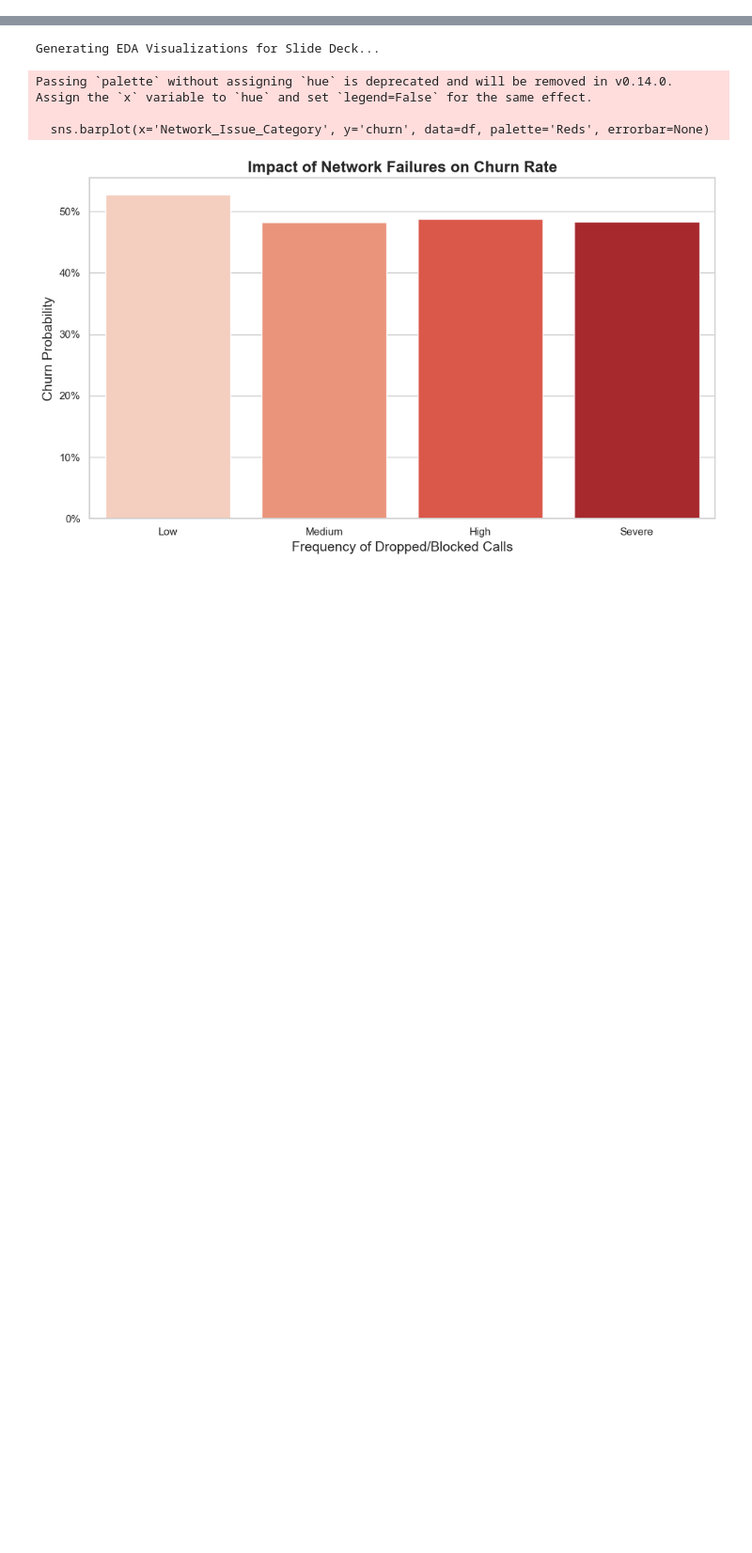
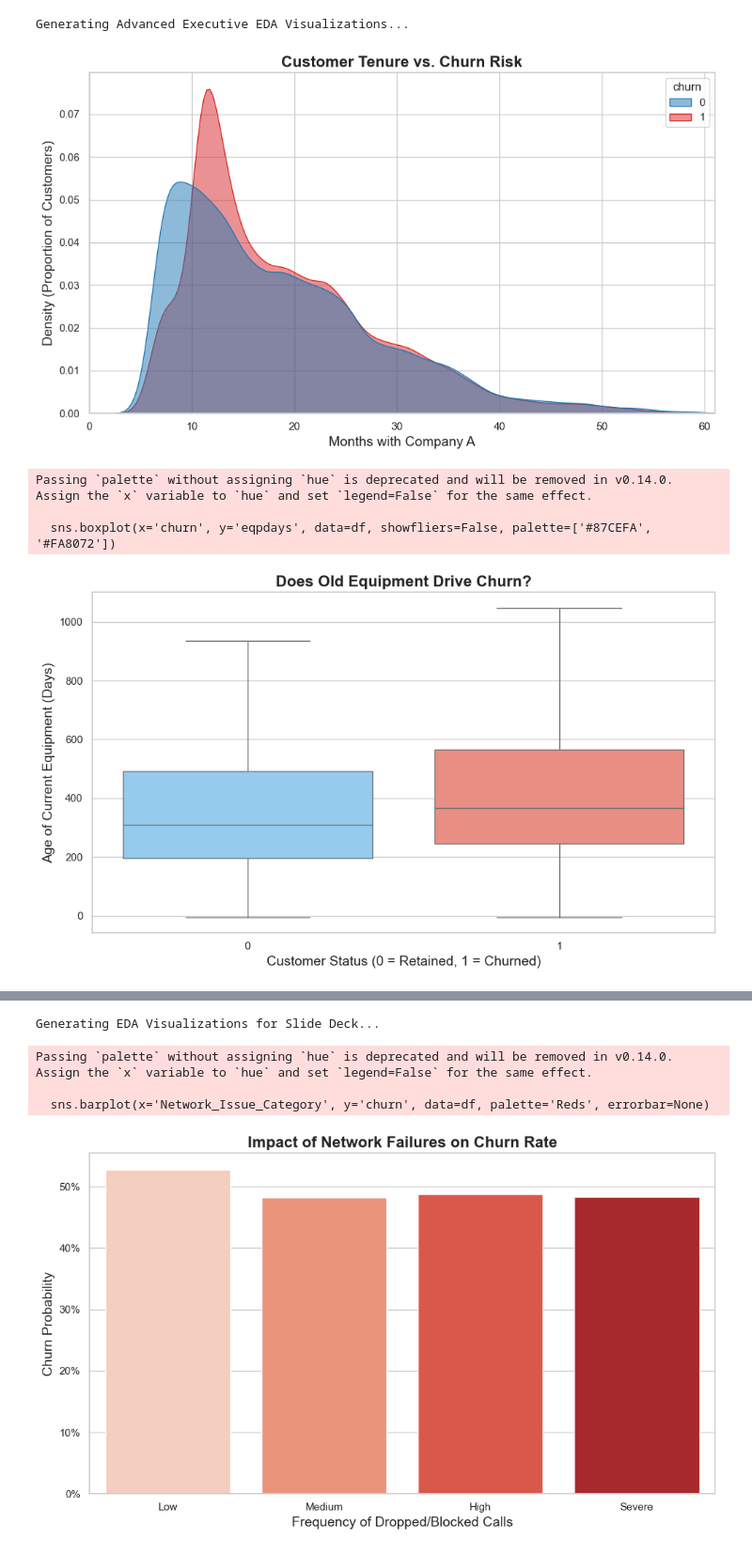
Before and after one commit to AshvinAA/Consumer_Intelligence, a Jupyter notebook: FinalAssignment/AshvinAA.ipynb, the cells around one changed output, grey strips where cells are left out. Shown at 94% size. Saved outputs shown, nothing was run; the diff lists cells and outputs as text; code cells hidden in the pictures; blank space fills up the shorter version.

```diff
--- a/FinalAssignment/AshvinAA.ipynb
+++ b/FinalAssignment/AshvinAA.ipynb
@@ -53,3 +55,67 @@ Passing `palette` without assigning `hue` is deprecated and will be removed in v
 | 2 | 1 | 1 | Y | C | N | 7903 | 24385.05333 | 2155.91 | 1934.47 | 24303.05 | ... |
 | 3 | 1 | 1 | Y | B | N | 1502 | 3065.00000 | 2000.90 | 1941.81 | 3035.00 | ... |
 | 4 | 1 | 1 | Y | A | N | 4485 | 14028.00000 | 2181.12 | 2166.48 | 13965.00 | ... |
+# %%
+import matplotlib.ticker as mtick
+
+print("Generating Advanced Executive EDA Visualizations...")
+
+sns.set_theme(style="whitegrid", palette="muted")
+plt.rcParams.update({'font.size': 12})
+
+# --- The Churn Timeline ---
+plt.figure(figsize=(10, 6))
+sns.kdeplot(data=df, x='months', hue='churn', common_norm=False, fill=True, alpha=0.5, palette=['#1f77b4', '#d62728'])
+plt.title('Customer Tenure vs. Churn Risk', fontsize=16, fontweight='bold')
+plt.xlabel('Months with Company A', fontsize=14)
+plt.ylabel('Density (Proportion of Customers)', fontsize=14)
+plt.xlim(0, df['months'].max(skipna=True))
+plt.tight_layout()
+plt.show()
+
+# --- Diagram 2: Equipment Age Frustration ---
+# Are customers leaving because their phones are old and breaking?
+plt.figure(figsize=(10, 6))
+sns.boxplot(x='churn', y='eqpdays', data=df, showfliers=False, palette=['#87CEFA', '#FA8072'])
+plt.title('Does Old Equipment Drive Churn?', fontsize=16, fontweight='bold')
+plt.xlabel('Customer Status (0 = Retained, 1 = Churned)', fontsize=14)
+plt.ylabel('Age of Current Equipment (Days)', fontsize=14)
+plt.tight_layout()
+plt.show()
+
+# --- Diagram 3: Value of Lost Customers (Total Revenue vs. Minutes of Use) ---
+# This proves to the client that they aren't just losing "cheap" customers; they are losing highly profitable ones.
+plt.figure(figsize=(10, 6))
+# Sample the data to avoid overplotting since 100k rows can look messy
+sample_df = df.sample(n=5000, random_state=42)
+sns.scatterplot(data=sample_df, x='totmou', y='totrev', hue='churn', alpha=0.6, palette=['#2ca02c', '#d62728'], s=30)
+plt.title('Profitability of Lost vs. Retained Customers (Sampled)', fontsize=16, fontweight='bold')
+plt.xlabel('Total Minutes of Use (Lifetime)', fontsize=14)
+plt.ylabel('Total Revenue (Lifetime) [$]', fontsize=14)
+# Limit axes to focus on the main cluster and ignore massive outliers
+plt.xlim(0, sample_df['totmou'].quantile(0.95))
+plt.ylim(0, sample_df['totrev'].quantile(0.95))
+plt.tight_layout()
+plt.show()
+
+# --- Diagram 4: Correlation Heatmap of Key Business Metrics ---
+# A simplified heatmap showing how operational metrics correlate with churn
+plt.figure(figsize=(8, 6))
+# Select a targeted list of numerical features that executives care about
+key_metrics = ['churn', 'rev_Mean', 'totmrc_Mean', 'ovrrev_Mean', 'drop_blk_Mean', 'custcare_Mean', 'months']
+corr_matrix = df[key_metrics].corr()
+
+# Plot the heatmap focusing only on the correlation with 'churn'
+churn_corr = corr_matrix[['churn']].sort_values(by='churn', ascending=False).drop('churn')
+sns.heatmap(churn_corr, annot=True, cmap='coolwarm', fmt=".3f", cbar=False, vmin=-0.1, vmax=0.1)
+plt.title('Correlation of Business Metrics to Churn', fontsize=16, fontweight='bold')
+plt.ylabel('Metric')
+plt.tight_layout()
+plt.show()
+# %% [output]
+Generating Advanced Executive EDA Visualizations...
+[figure, added]
+Passing `palette` without assigning `hue` is deprecated and will be removed in v0.14.0. Assign the `x` variable to `hue` and set `legend=False` for the same effect.
+
+  sns.boxplot(x='churn', y='eqpdays', data=df, showfliers=False, palette=['#87CEFA', '#FA8072'])
+[figure, added]
```
Also changed, not shown: parts of 8 cells of this notebook.
